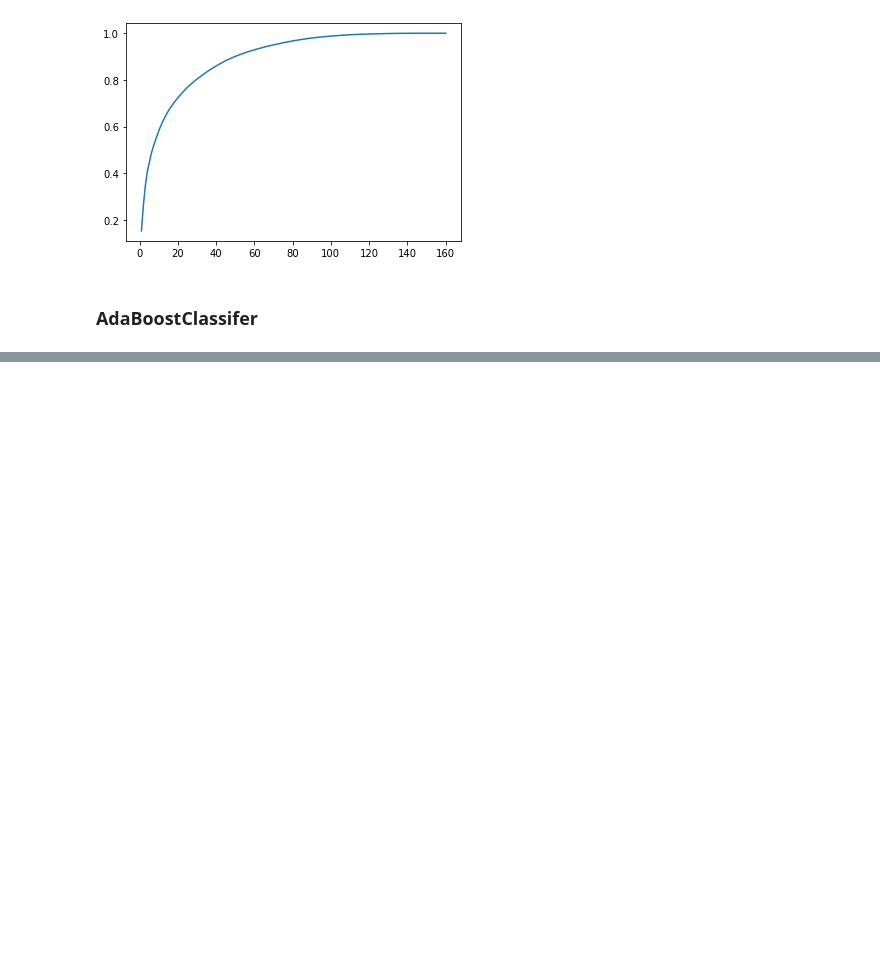
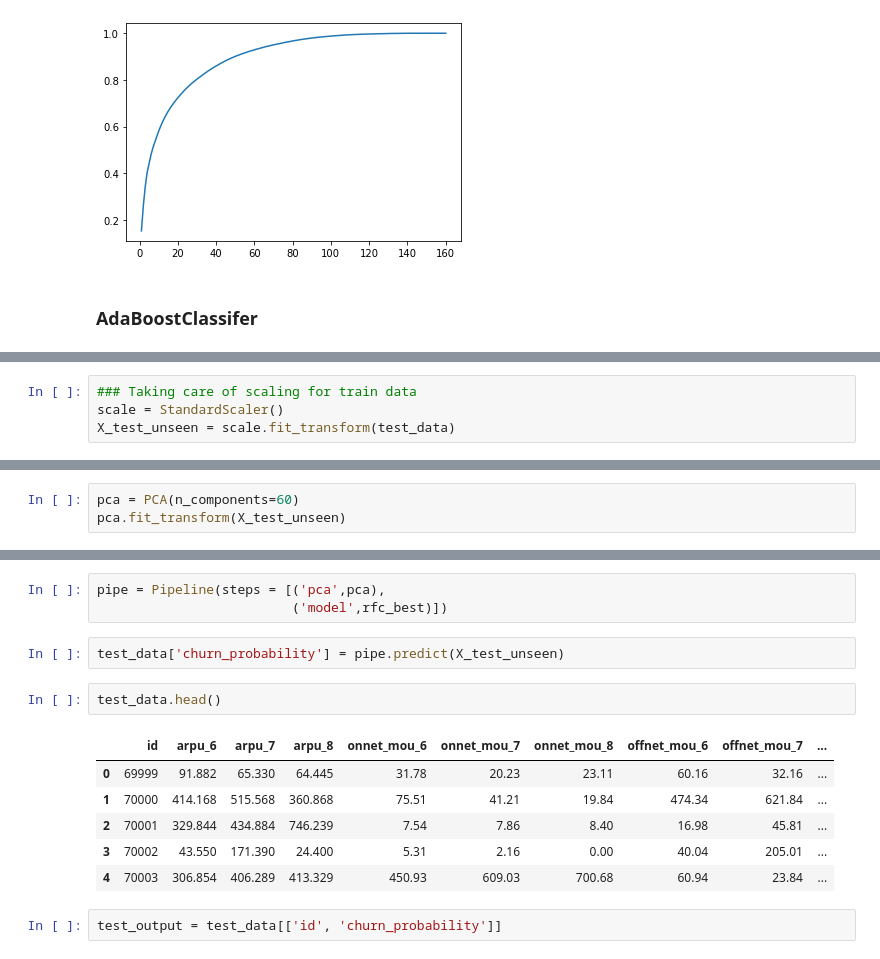
Before and after one commit to SaffronShades/telecomchurn, a Jupyter notebook: Telecom Churn Case Study - Updated.ipynb, the cells around one changed output, grey strips where cells are left out. Drawn from its saved outputs; the diff is of its cells as text; blank space fills up the shorter version.

```diff
--- a/Telecom Churn Case Study - Updated.ipynb
+++ b/Telecom Churn Case Study - Updated.ipynb
@@ -854,0 +1018,4 @@ print('Recall Score: ', recall_score(y_test, y_pred_pca))
+# %%
+### Taking care of scaling for train data
+scale = StandardScaler()
+X_test_unseen = scale.fit_transform(test_data)
@@ -854,0 +1038,3 @@ print('Recall Score: ', recall_score(y_test, y_pred_pca))
+# %%
+pca = PCA(n_components=60)
+pca.fit_transform(X_test_unseen)
@@ -854,0 +1055,16 @@ print('Recall Score: ', recall_score(y_test, y_pred_pca))
+# %%
+pipe = Pipeline(steps = [('pca',pca),
+                         ('model',rfc_best)])
+# %%
+test_data['churn_probability'] = pipe.predict(X_test_unseen)
+# %%
+test_data.head()
+# %% [output]
+|  | id | arpu_6 | arpu_7 | arpu_8 | onnet_mou_6 | onnet_mou_7 | onnet_mou_8 | offnet_mou_6 | offnet_mou_7 | ... |
+| 0 | 69999 | 91.882 | 65.330 | 64.445 | 31.78 | 20.23 | 23.11 | 60.16 | 32.16 | ... |
+| 1 | 70000 | 414.168 | 515.568 | 360.868 | 75.51 | 41.21 | 19.84 | 474.34 | 621.84 | ... |
+| 2 | 70001 | 329.844 | 434.884 | 746.239 | 7.54 | 7.86 | 8.40 | 16.98 | 45.81 | ... |
+| 3 | 70002 | 43.550 | 171.390 | 24.400 | 5.31 | 2.16 | 0.00 | 40.04 | 205.01 | ... |
+| 4 | 70003 | 306.854 | 406.289 | 413.329 | 450.93 | 609.03 | 700.68 | 60.94 | 23.84 | ... |
+# %%
+test_output = test_data[['id', 'churn_probability']]
```
Also changed, not shown: parts of 31 cells of this notebook, 1 other file.
